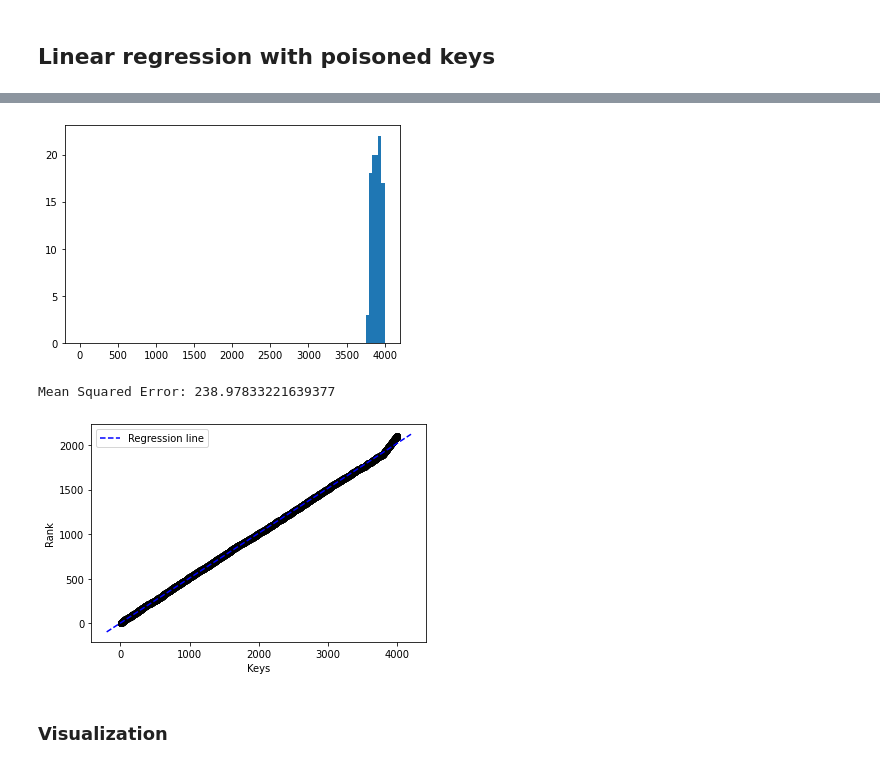
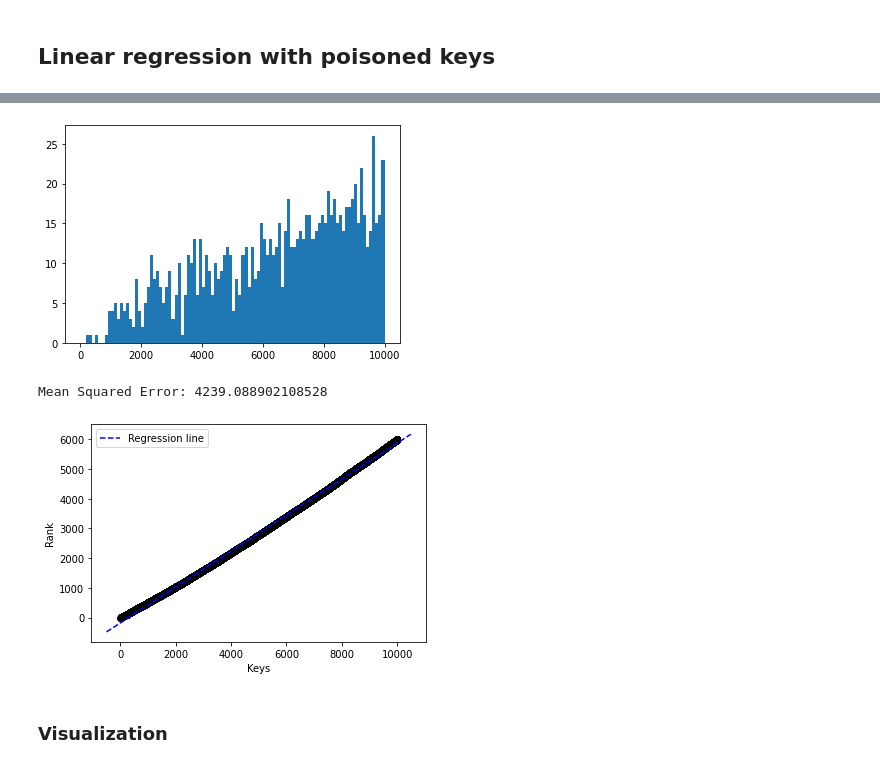
Before and after one commit to Bachfischer/adversarial-ml-for-learned-indexes, a Jupyter notebook: src/greedy_poisoning_regression_cdf_optimized.ipynb, the cells around one changed output, grey strips where cells are left out. Saved outputs shown, nothing was run; the diff lists cells and outputs as text; code cells hidden in the pictures.

```diff
--- a/src/greedy_poisoning_regression_cdf_optimized.ipynb
+++ b/src/greedy_poisoning_regression_cdf_optimized.ipynb
@@ -149,23 +133,30 @@ def obtain_poisoning_keys(p, keyset, rankset):
     # Total number of elements
     n = keyset.shape[0]
 
-    # Number of posoning keys p
-    P = p * n
+    # Number of posoning keys P
+    P = int(p * n)
     poisoning_keys = set()
 
 
-    for j in range(int(P)):
+    for j in range(P):
         # Partition the non-occupied keys into subsequences such that each subsequence consists of consecutive non-occupied keys;
         # Extract the endpoints of each subsequence and sort them to construct the new sequence of endpoints S(i), where i <= 2(n + j);
-        endpoints = partition_non_occupied_keys(keyset, poisoning_keys)
+
+        # S: endpoints
+        S = partition_non_occupied_keys_all_in_one(keyset, poisoning_keys)
+        #print("Length of endpoints: ", len(S))
+
+        # TODO: Investigate impact - we downsample the list of endpoints to max n = 1000
+        # Limit number of endpoints to n = 1000
+        S = np.random.choice(S, size = 50)
 
         # Compute the rank that key S(i) would have if it was inserted in K ∪ P and assign this rank as the i-th element of the new sequence T (i), where i <= 2(n + j) ;
-        list_rank = compute_rank_for_endpoints(endpoints, keyset)
+        # T: list_rank
+        T = compute_rank_for_endpoints(S, keyset)
 
         # Compute the effect of choosing S(1) as a poisoning key and inserting it to K ∪ P with the appropriate rank adjustments.
         # Specifically, evaluate the sequences each of which is the mean M for a different variable, e.g., K, R, KR. Compute MK (1), MK2 (1), MKR(1), and L(1) ;
-        S = endpoints
-        T = list_rank
+
 
         delta_S = {}
         M_K = {}
@@ -178,22 +169,22 @@ def obtain_poisoning_keys(p, keyset, rankset):
         # Calculate M_K(1), M_R(1) etc.
         # insert first potential poisoning key
         current_keyset = np.append(keyset, S[0])
-        M_K[0] = np.mean(keyset)
+        M_K[0] = np.mean(current_keyset)
 
         current_rankset = np.append(rankset, T[0])
-        M_R[0] = np.mean(rankset)
+        M_R[0] = np.mean(current_rankset)
 
-        M_K_square[0] = np.mean(keyset**2)
+        M_K_square[0] = np.mean(current_keyset**2)
 
-        M_R_square[0] = np.mean(rankset**2)
+        M_R_square[0] = np.mean(current_rankset**2)
 
-        M_KR[0] = np.mean(keyset*rankset)
+        M_KR[0] = np.mean(current_keyset*current_rankset)
 
         nominator = (M_KR[0] - (M_K[0] * M_R[0]))**2
         denominator = M_K_square[0] - (M_K[0])**2
         L[0] = - (nominator / denominator) + M_R_square[0] - (M_R[0])**2
 
-        for i in range(1, len(endpoints)-1):
+        for i in range(1, len(S)-1):
             # Calculate M_K(i), M_R(i) etc.
             delta_S[i] = S[i+1] - S[i]
 
@@ -210,14 +201,15 @@ def obtain_poisoning_keys(p, keyset, rankset):
 
         # get argmax of items in L
         optimal_key_index = max(L.items(), key=operator.itemgetter(1))[0]
+
         poisoning_keys.add(S[optimal_key_index])
 
     return poisoning_keys
 # %% [markdown]
 ## Linear regression with non-poisoned keys
 # %%
-df=pd.read_csv('../data/random_2000.csv', sep=',',header=None)
+df = pd.read_csv('../data/random_5000.csv', sep=',',header=None)
 
-X = np.array(df[0]).reshape(-1, 1)
+x = np.array(df[0]).reshape(-1, 1)
 y = np.array(df[1])
 # %%
@@ -228,4 +220,4 @@ Mean Squared Error: 22.990043047393875
 # %% [markdown]
 ## Linear regression with poisoned keys
 # %%
-poisoning_keys = obtain_poisoning_keys(p = 0.05, keyset=X, rankset=y)
+poisoning_keys = obtain_poisoning_keys(p = 0.2, keyset=x, rankset=y)
@@ -234,5 +244,5 @@ poisoning_keys = obtain_poisoning_keys(p = 0.05, keyset=X, rankset=y)
 # %%
-plot_distribution_of_poisoning_keys(poisoning_keys, X)
+plot_distribution_of_poisoning_keys(poisoning_keys, x)
 # %% [output]
-[figure, old version]
+[figure, new version]
 # %%
@@ -242,8 +252,8 @@ X_poisoned = X_poisoned.reshape(-1,1)
 # %%
-calculate_mean_squared_error(X_poisoned, y_poisoned)
+calculate_mean_squared_error(x_poisoned, y_poisoned)
 # %% [output]
-Mean Squared Error: 238.97833221639377
+Mean Squared Error: 4239.088902108528
-[figure, old version]
+[figure, new version]
 # %%
 #ratio_loss =  mse_poisoned / mse_legitimates
 # %% [markdown]
```
Also changed, not shown: parts of 25 cells of this notebook.
